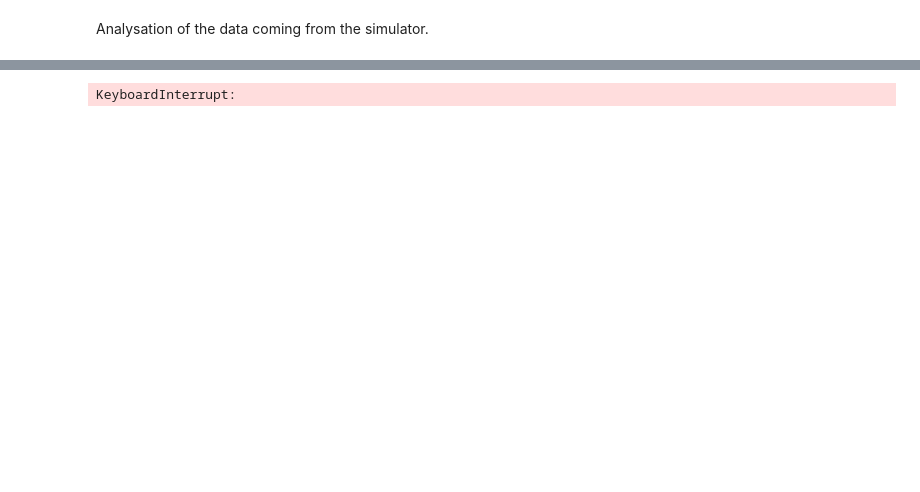
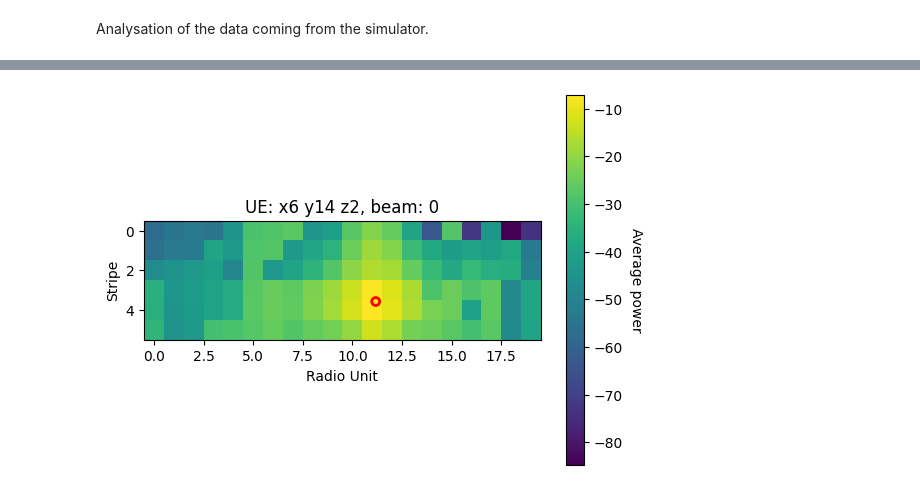
Before and after one commit to 6GTandem/6GTandem-simulator, a Jupyter notebook: examples/channels/plot_channel.ipynb, the cells around one changed output, grey strips where cells are left out. Drawn from its saved outputs; the diff is of its cells as text; code cells hidden in the pictures; blank space fills up the shorter version.

```diff
--- a/examples/channels/plot_channel.ipynb
+++ b/examples/channels/plot_channel.ipynb
@@ -44,11 +50,12 @@ ue_ru = RadioUnit(x=0, y=0, z=0, wf=wf)
 ue_ds = xr.load_dataset("/srv/shared/6GTandem_RT_server/office1_dir/ue_locations/ue_locations.nc")
 
 def plot_channel(ue_pos, wf, ofdm_time):
-    for ue_beam in range(4):
+    for ue_beam in range(1):
         ue_shift = ue_ru.phase_shifter.get_phases(ue_beam)
+        ue_shift = [0,0,0,0]
         iq_data_tx, imdata = ue_ru.transmit(ofdm_time, ue_shift)
 
-        channel = Channel.from_sionna(ue_pos, "office1_dir")
+        channel = Channel.from_sionna(ue_pos, "office_debug")
         # Transmit the data over the channel and get the data at all the radio units.
         iq_data_rx = channel.transmit_ul(iq_data_tx, wf)
 
@@ -59,35 +66,36 @@ def plot_channel(ue_pos, wf, ofdm_time):
         for stripe_idx, stripe_data in enumerate(iq_data_rx):
             # Now iterate over all the data from the different RUs and calculate the pavg.
             for ru_idx, ru_data in enumerate(stripe_data):
-                pavg = np.mean(np.abs(ru_data) ** 2)
+                pavg = np.mean(np.abs(ru_data[0]) ** 2)
                 pavg = 10 * np.log10(pavg / 1e-3)
 
                 data[stripe_idx, ru_idx] = pavg
 
         im = ax.imshow(data)
-        circle = Circle((ue_pos["y"]-2.5, ue_pos["x"]-2.0), radius=0.2, edgecolor='red', facecolor='none', linewidth=2)
+        circle = Circle(((ue_pos["y"]-2.5), (ue_pos["x"]-2.0)), radius=0.2, edgecolor='red', facecolor='none', linewidth=2)
         ax.add_patch(circle)
 
         # Create colorbar
         cbar = ax.figure.colorbar(im, ax=ax)
         cbar.ax.set_ylabel("Average power", rotation=-90, va="bottom")
 
         ax.set_ylabel("Stripe")
         ax.set_xlabel("Radio Unit")
         x = round(ue_pos["x"])
         y = round(ue_pos["y"])
         z = round(ue_pos["z"])
         ax.set_title(f"UE: x{x} y{y} z{z}, beam: {ue_beam}")
         fig.savefig(f"examples/channels/channel_x{x}_y{y}_z{z}_b{ue_beam}.pdf")
         fig.show()
 
 # Loop over all the UE positions and perform an exhaustive search.
 workers = []
+plot_channel(config["ue_positions"][0], wf, ofdm_time_after_ue)
 with concurrent.futures.ProcessPoolExecutor(max_workers=32) as executor:
-    for ue_pos in config["ue_positions"][:6]:
+    for ue_pos in config["ue_positions"][:2]:
         worker = executor.submit(plot_channel, ue_pos, wf, ofdm_time_after_ue)
         workers.append(worker)
 
     concurrent.futures.wait(workers)
 # %% [output]
-KeyboardInterrupt:
+[figure, added]
```
Also changed, not shown: parts of 2 cells of this notebook, 3 other files.
